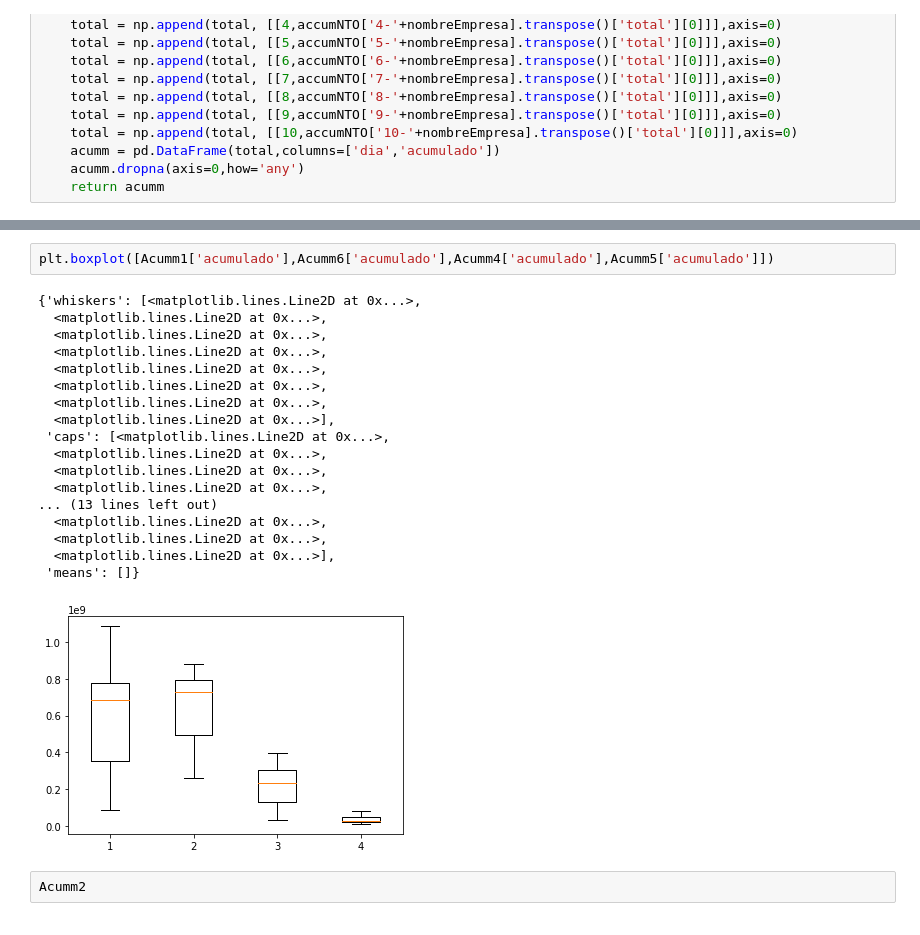
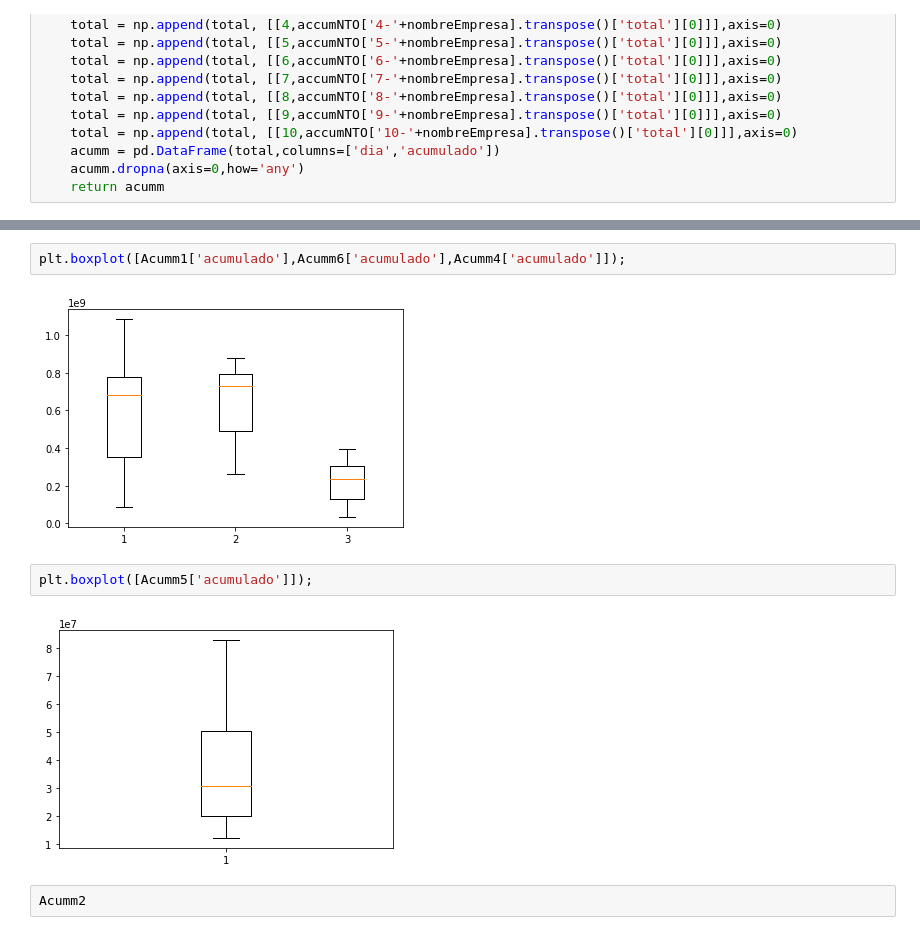
Before and after one commit to JuanLombana/MachineLearning, a Jupyter notebook: CloudLocation/DataAnalysis.ipynb, the cells around one changed output, grey strips where cells are left out. Drawn from its saved outputs; the diff is of its cells as text.

```diff
--- a/CloudLocation/DataAnalysis.ipynb
+++ b/CloudLocation/DataAnalysis.ipynb
@@ -217,25 +266,12 @@ plt.legend()
 [figure]
 # %%
-plt.boxplot([Acumm1['acumulado'],Acumm6['acumulado'],Acumm4['acumulado'],Acumm5['acumulado']])
+plt.boxplot([Acumm1['acumulado'],Acumm6['acumulado'],Acumm4['acumulado']]);
 # %% [output]
-{'whiskers': [<matplotlib.lines.Line2D at 0x...>,
-  <matplotlib.lines.Line2D at 0x...>,
-  <matplotlib.lines.Line2D at 0x...>,
-  <matplotlib.lines.Line2D at 0x...>,
-  <matplotlib.lines.Line2D at 0x...>,
-  <matplotlib.lines.Line2D at 0x...>,
-  <matplotlib.lines.Line2D at 0x...>,
-  <matplotlib.lines.Line2D at 0x...>],
- 'caps': [<matplotlib.lines.Line2D at 0x...>,
-  <matplotlib.lines.Line2D at 0x...>,
-  <matplotlib.lines.Line2D at 0x...>,
-  <matplotlib.lines.Line2D at 0x...>,
-... (13 lines left out)
-  <matplotlib.lines.Line2D at 0x...>,
-  <matplotlib.lines.Line2D at 0x...>,
-  <matplotlib.lines.Line2D at 0x...>],
- 'means': []}
-[figure, old version]
+[figure, new version]
+# %%
+plt.boxplot([Acumm5['acumulado']]);
+# %% [output]
+[figure, added]
 # %%
 Acumm2
 # %% [output]
```
Also changed, not shown: parts of 20 cells of this notebook, 1 other file.
